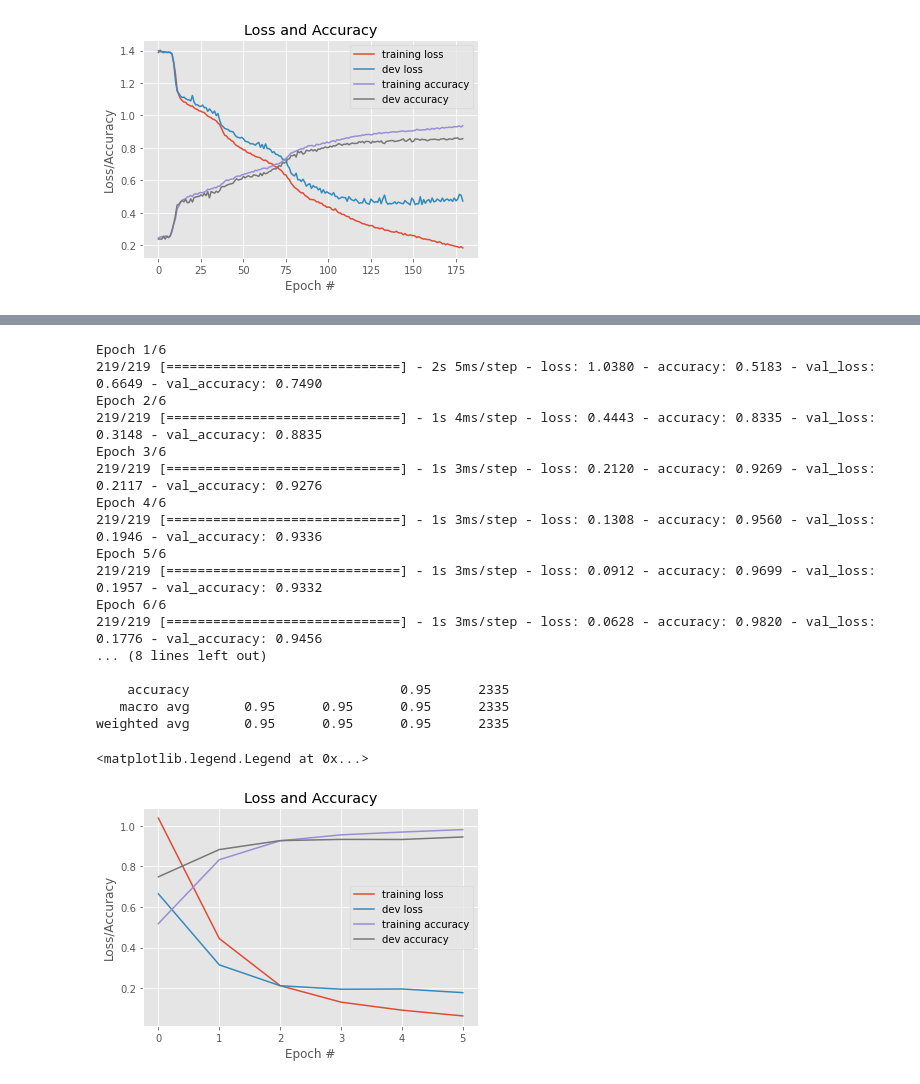
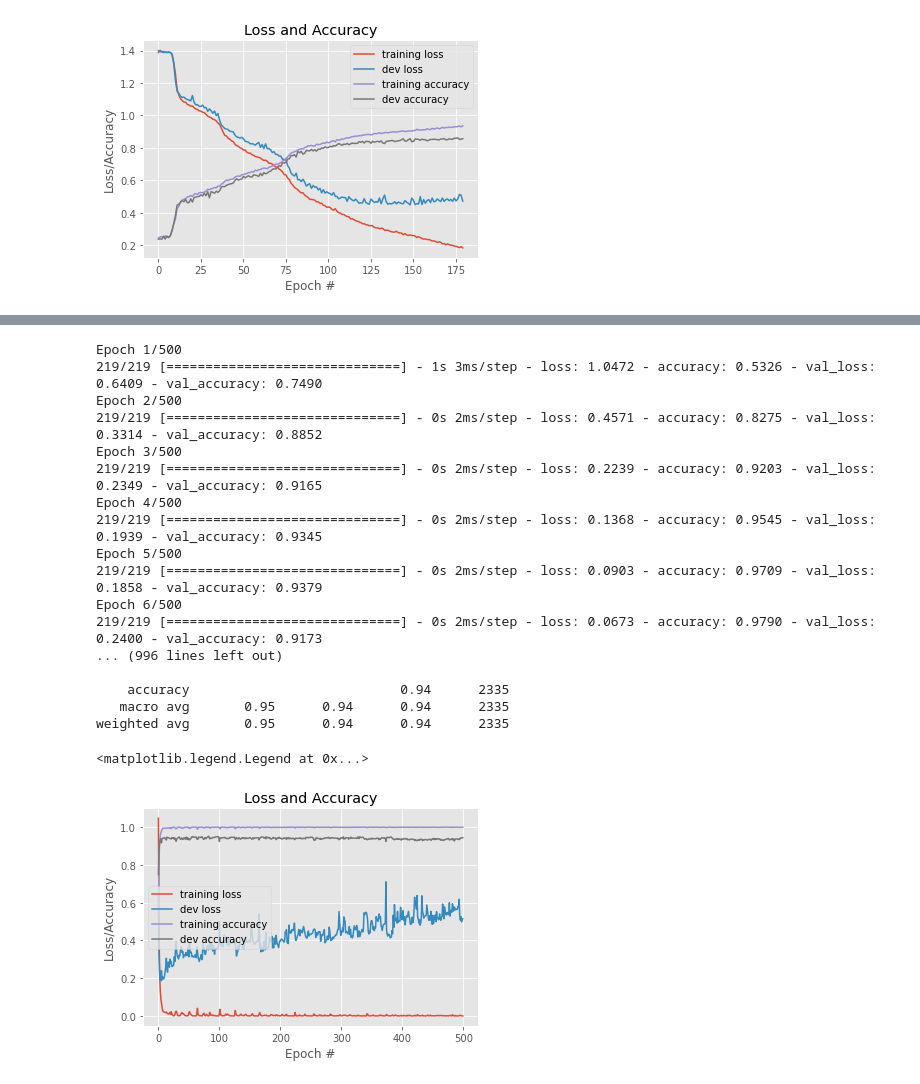
Before and after one commit to nates-rgb/NeuralNet, a Jupyter notebook: Projects/proj1.ipynb, the cells around one changed output, grey strips where cells are left out. Drawn from its saved outputs; the diff is of its cells as text; code cells hidden in the pictures.

```diff
--- a/Projects/proj1.ipynb
+++ b/Projects/proj1.ipynb
@@ -922,52 +937,52 @@ model.add(Dense(4, activation = 'softmax'))
 model.compile(loss = 'categorical_crossentropy', optimizer = 'adam', metrics = ['accuracy'])
 
 # fit the model to the training data
-maxEpoch =6
+maxEpoch =500
 
 H = model.fit(trainX, trainY, validation_data = (valX, valY), epochs = maxEpoch, batch_size = 32, verbose =1 )
 
 print('Test accuracy')
 
 # predict posterior probability distribution for labels of the test set
 predictedY = model.predict(valX)
 
 # convert posterior probabilities to labels
 predictedY = predictedY.argmax(axis = 1)
 realY = valY.argmax(axis = 1)
 
 # print classification report
 print(classification_report(realY, predictedY))
 
 # plot the loss and accuracy through training
 plt.style.use('ggplot')
 plt.figure()
 
 plt.plot(range(maxEpoch), H.history['loss'], label = 'training loss')
 plt.plot(range(maxEpoch), H.history['val_loss'], label = 'dev loss')
 plt.plot(range(maxEpoch), H.history['accuracy'], label = 'training accuracy')
 plt.plot(range(maxEpoch), H.history['val_accuracy'], label = 'dev accuracy')
 
 plt.title('Loss and Accuracy')
 plt.xlabel('Epoch #')
 plt.ylabel('Loss/Accuracy')
 plt.legend()
 # %% [output]
-Epoch 1/6
-219/219 [==============================] - 2s 5ms/step - loss: 1.0380 - accuracy: 0.5183 - val_loss: 0.6649 - val_accuracy: 0.7490
-Epoch 2/6
-219/219 [==============================] - 1s 4ms/step - loss: 0.4443 - accuracy: 0.8335 - val_loss: 0.3148 - val_accuracy: 0.8835
-Epoch 3/6
-219/219 [==============================] - 1s 3ms/step - loss: 0.2120 - accuracy: 0.9269 - val_loss: 0.2117 - val_accuracy: 0.9276
-Epoch 4/6
-219/219 [==============================] - 1s 3ms/step - loss: 0.1308 - accuracy: 0.9560 - val_loss: 0.1946 - val_accuracy: 0.9336
-Epoch 5/6
-219/219 [==============================] - 1s 3ms/step - loss: 0.0912 - accuracy: 0.9699 - val_loss: 0.1957 - val_accuracy: 0.9332
-Epoch 6/6
-219/219 [==============================] - 1s 3ms/step - loss: 0.0628 - accuracy: 0.9820 - val_loss: 0.1776 - val_accuracy: 0.9456
-... (8 lines left out)
+Epoch 1/500
+219/219 [==============================] - 1s 3ms/step - loss: 1.0472 - accuracy: 0.5326 - val_loss: 0.6409 - val_accuracy: 0.7490
+Epoch 2/500
+219/219 [==============================] - 0s 2ms/step - loss: 0.4571 - accuracy: 0.8275 - val_loss: 0.3314 - val_accuracy: 0.8852
+Epoch 3/500
+219/219 [==============================] - 0s 2ms/step - loss: 0.2239 - accuracy: 0.9203 - val_loss: 0.2349 - val_accuracy: 0.9165
+Epoch 4/500
+219/219 [==============================] - 0s 2ms/step - loss: 0.1368 - accuracy: 0.9545 - val_loss: 0.1939 - val_accuracy: 0.9345
+Epoch 5/500
+219/219 [==============================] - 0s 2ms/step - loss: 0.0903 - accuracy: 0.9709 - val_loss: 0.1858 - val_accuracy: 0.9379
+Epoch 6/500
+219/219 [==============================] - 0s 2ms/step - loss: 0.0673 - accuracy: 0.9790 - val_loss: 0.2400 - val_accuracy: 0.9173
+... (996 lines left out)
 
-    accuracy                           0.95      2335
-   macro avg       0.95      0.95      0.95      2335
-weighted avg       0.95      0.95      0.95      2335
+    accuracy                           0.94      2335
+   macro avg       0.95      0.94      0.94      2335
+weighted avg       0.95      0.94      0.94      2335
 <matplotlib.legend.Legend at 0x...>
-[figure, old version]
+[figure, new version]
```
Also changed, not shown: parts of 22 cells of this notebook, 2 other files.
